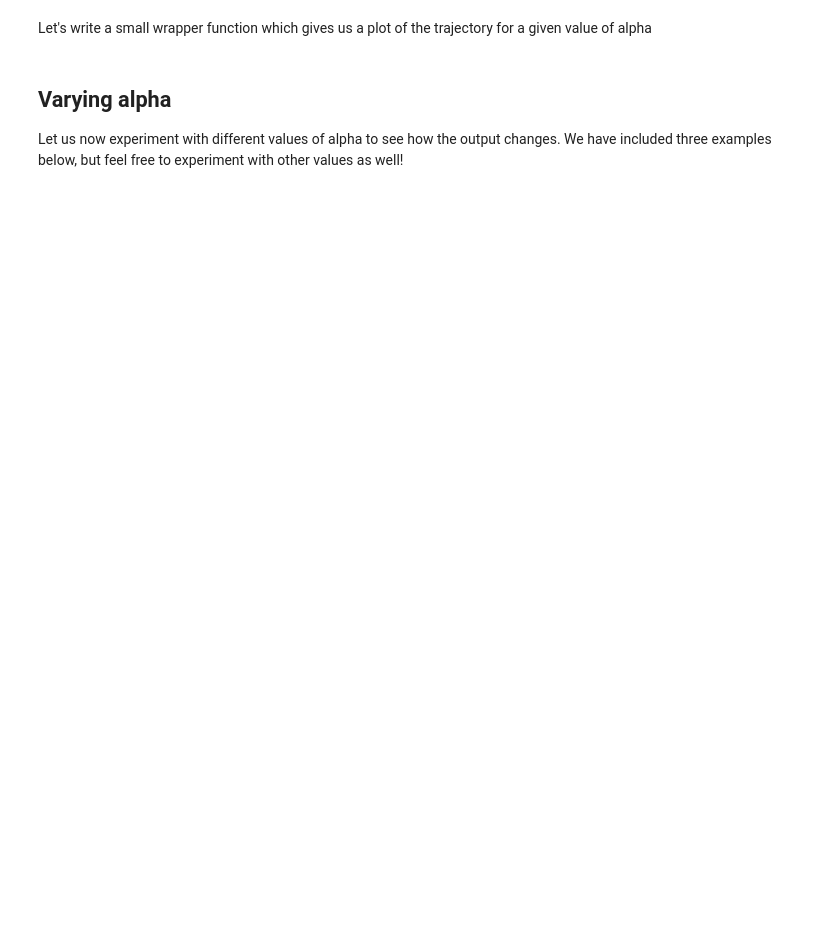
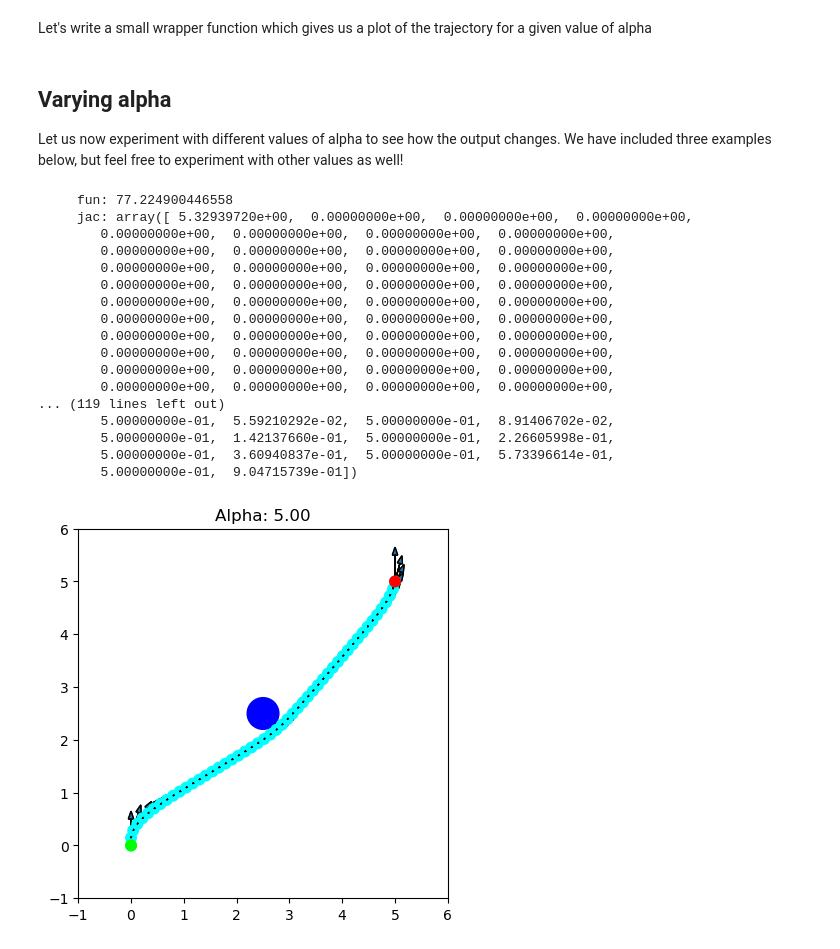
Before and after one commit to jihengzhang88/Stanford-CS274A-HW1, a Jupyter notebook: P3_trajectory_optimization.ipynb, the cells around one changed output. Saved outputs shown, nothing was run; the diff lists cells and outputs as text; code cells hidden in the pictures; blank space fills up the shorter version.

```diff
--- a/P3_trajectory_optimization.ipynb
+++ b/P3_trajectory_optimization.ipynb
@@ -62,8 +62,8 @@ Here we will define some essential values for our problem (such as the initial s
 ############################## Code starts here ##############################
 # TODO: Define the initial and final state as numpy arrays for the ego agent here
 # HINTS: Our state is a 3 dimensional vector [x, y, heading].
-s_0 = 0.0  # Initial state.
-s_f = 5.0  # Final state.
+s_0 = np.array([0.0, 0.0, np.pi/2])  # Initial state.
+s_f = np.array([5.0, 5.0, np.pi/2])  # Final state.
 x_obstacle = 2.5
 y_obstacle = 2.5
 r_obstacle = 0.3
@@ -169,6 +169,7 @@ def optimize_trajectory(
             x, y, th = s[i]
             ############################## Code starts here ##############################
             # TODO: Append to `constraint_list` with dynanics constraints
+            x_next, y_next, th_next = s[i + 1]
             constraint_list.append(x_next - (x + V * np.cos(th) * dt))
             constraint_list.append(y_next - (y + V * np.sin(th) * dt))
             constraint_list.append(th_next - (th + om * dt))
@@ -176,10 +177,16 @@ def optimize_trajectory(
 
         ############################## Code starts here ##############################
         # TODO: Append to `constraint_list` with initial and final state constraints
-        constraint_list.append(s[0] - s_0)  # initial state
-        constraint_list.append(s[-1] - s_f)  # final state
+        # initial state
+        constraint_list.append(s[0][0] - s_0[0])
+        constraint_list.append(s[0][1] - s_0[1])
+        constraint_list.append(s[0][2] - s_0[2])
+        # final state
+        constraint_list.append(s[N][0] - s_f[0])
+        constraint_list.append(s[N][1] - s_f[1])
+        constraint_list.append(s[N][2] - s_f[2])
         ############################## Code ends here ##############################
-        return np.concatenate(constraint_list)
+        return np.array(constraint_list)
 
     # Define the inequality constraints
     def ineq_constraints(z):
@@ -230,6 +255,25 @@ def show_traj_plan(alpha=1.0):
 ## Varying alpha
 Let us now experiment with different values of alpha to see how the output changes. We have included three examples below, but feel free to experiment with other values as well!
 # %%
-show_traj_plan(alpha=1.0)
+show_traj_plan(alpha=5.0)
+# %% [output]
+     fun: 77.224900446558
+     jac: array([ 5.32939720e+00,  0.00000000e+00,  0.00000000e+00,  0.00000000e+00,
+        0.00000000e+00,  0.00000000e+00,  0.00000000e+00,  0.00000000e+00,
+        0.00000000e+00,  0.00000000e+00,  0.00000000e+00,  0.00000000e+00,
+        0.00000000e+00,  0.00000000e+00,  0.00000000e+00,  0.00000000e+00,
+        0.00000000e+00,  0.00000000e+00,  0.00000000e+00,  0.00000000e+00,
+        0.00000000e+00,  0.00000000e+00,  0.00000000e+00,  0.00000000e+00,
+        0.00000000e+00,  0.00000000e+00,  0.00000000e+00,  0.00000000e+00,
+        0.00000000e+00,  0.00000000e+00,  0.00000000e+00,  0.00000000e+00,
+        0.00000000e+00,  0.00000000e+00,  0.00000000e+00,  0.00000000e+00,
+        0.00000000e+00,  0.00000000e+00,  0.00000000e+00,  0.00000000e+00,
+        0.00000000e+00,  0.00000000e+00,  0.00000000e+00,  0.00000000e+00,
+... (119 lines left out)
+        5.00000000e-01,  5.59210292e-02,  5.00000000e-01,  8.91406702e-02,
+        5.00000000e-01,  1.42137660e-01,  5.00000000e-01,  2.26605998e-01,
+        5.00000000e-01,  3.60940837e-01,  5.00000000e-01,  5.73396614e-01,
+        5.00000000e-01,  9.04715739e-01])
+[figure, added]
 # %%
 show_traj_plan(alpha=20.0)
```
Also changed, not shown: parts of 3 cells of this notebook, 1 other file.
